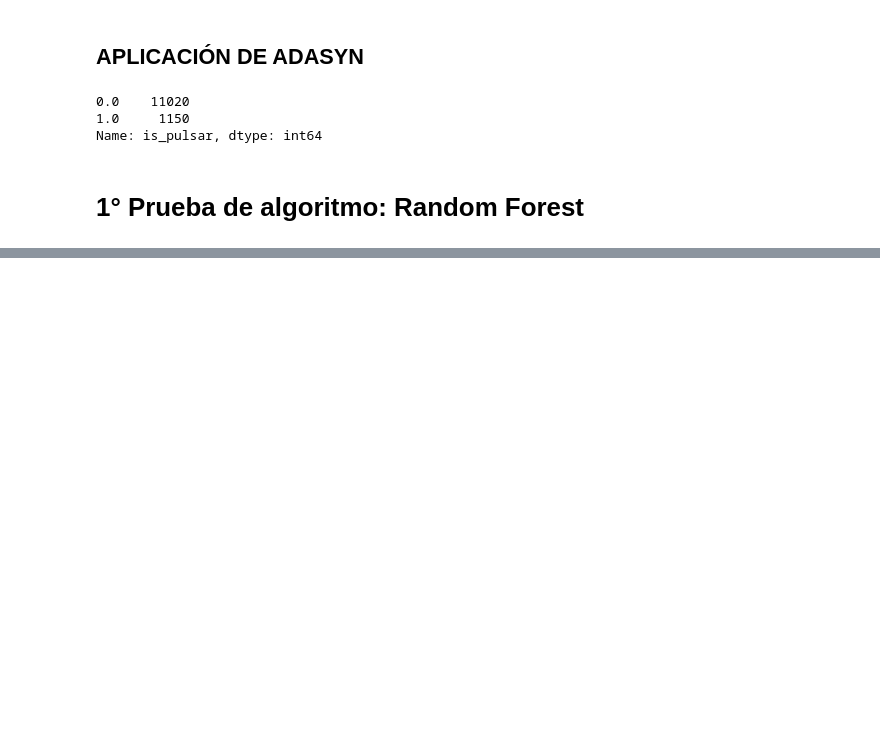
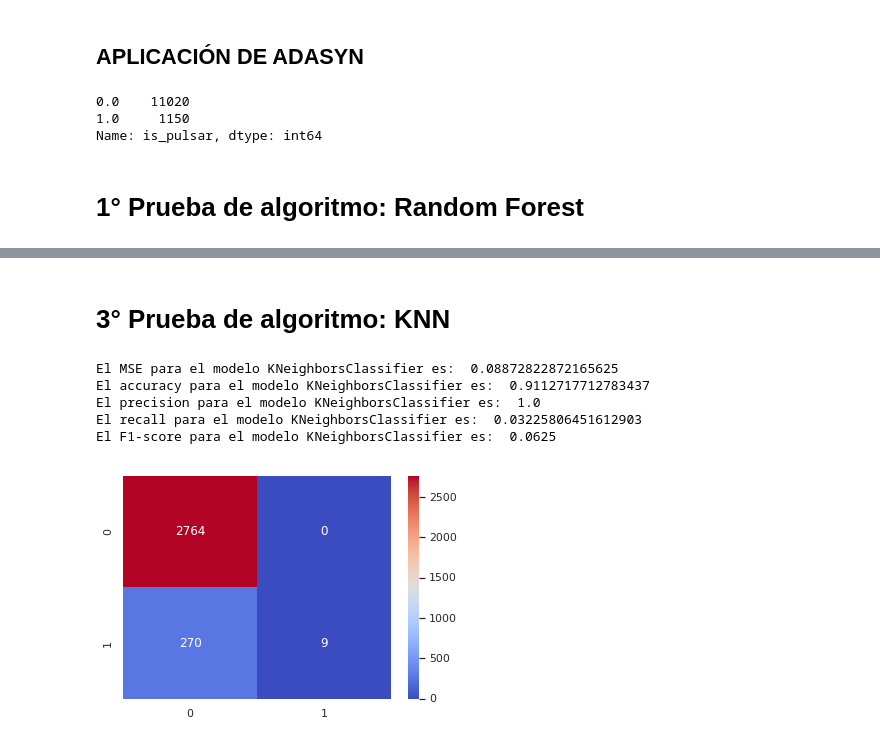
Before and after one commit to MrCycler/ML_PULSAR_CLASSIFICATION_PROJECT, a Jupyter notebook: BALANCEO DE DATA/Pruebas_ADASYN.ipynb, the cells around one changed output, grey strips where cells are left out. Drawn from its saved outputs; the diff is of its cells as text; code cells hidden in the pictures; blank space fills up the shorter version.

```diff
--- a/BALANCEO DE DATA/Pruebas_ADASYN.ipynb
+++ b/BALANCEO DE DATA/Pruebas_ADASYN.ipynb
@@ -79,0 +135,16 @@ X_sm_train, y_sm_train = smt.fit_resample(X_train_sca, y_train_sca)
+# %% [markdown]
+# **3° Prueba de algoritmo: KNN**
+# %%
+from sklearn.neighbors import KNeighborsClassifier
+
+KNN_model2 = KNeighborsClassifier(n_neighbors=5)
+KNN_model2.fit(X_ada_train, y_ada_train)
+
+eval_model(KNN_model2, X_val, y_val)
+# %% [output]
+El MSE para el modelo KNeighborsClassifier es:  0.08872822872165625
+El accuracy para el modelo KNeighborsClassifier es:  0.9112717712783437
+El precision para el modelo KNeighborsClassifier es:  1.0
+El recall para el modelo KNeighborsClassifier es:  0.03225806451612903
+El F1-score para el modelo KNeighborsClassifier es:  0.0625
+[figure, added]
```
Also changed, not shown: parts of 8 cells of this notebook.
